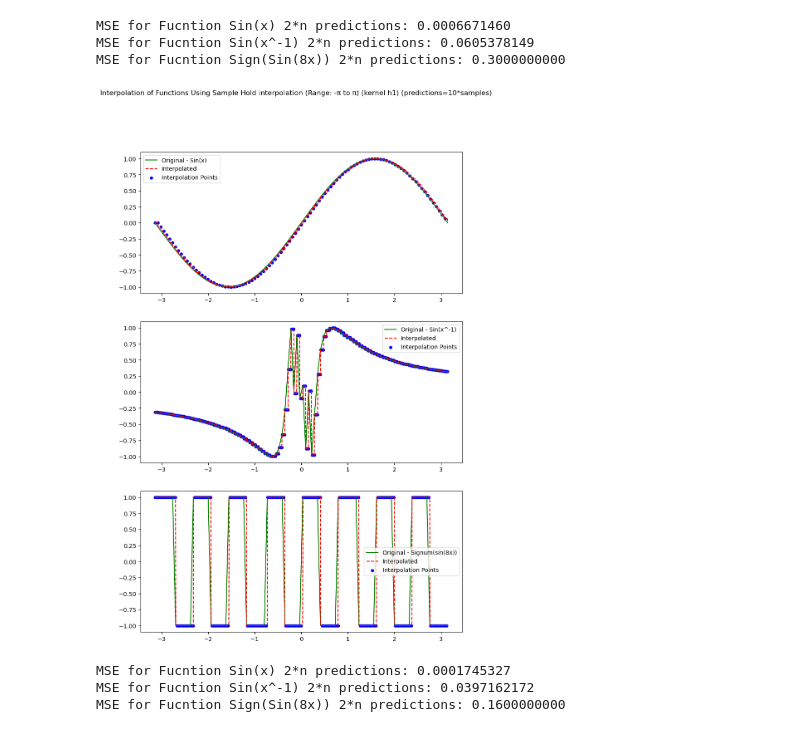
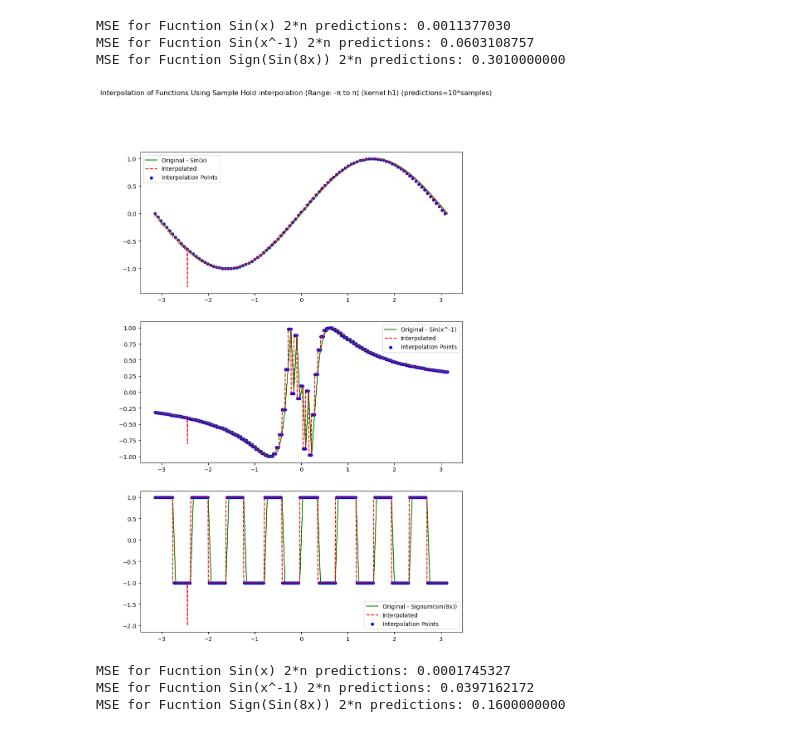
Before and after one commit to hjjakubowski/SIOC_LAB, a Jupyter notebook: Lab 2/function interpolation.ipynb, the cells around one changed output. Cells and saved outputs as stored; diff of their text form; code cells hidden in the pictures.

Commit message:
Kernel w końcu jest kernelem

```diff
--- a/Lab 2/function interpolation.ipynb
+++ b/Lab 2/function interpolation.ipynb
@@ -22,11 +23,28 @@ x = np.linspace(-np.pi, np.pi, n_samples)
 y_simple_sin=simple_sin(x)
 y_inverted_sin=inverterd_sin(x)
 y_signum=singum(x)
-# %%
-def sample_hold_kernel(x,y,xp):
-    idx=np.searchsorted(x,xp,side='right')-1
-    idx=np.clip(idx,0,len(y)-1)
-    return y[idx]
+# %%
+def sample_hold_kernel(x: NDArray, x0: float, w: float) -> NDArray:
+    return np.where((x >= x0) & (x < x0 + w), 1, 0)
+
+def nearest_neighbour_kernel(x: NDArray, x0: float, w: float) -> NDArray:
+    half_width = w / 2
+    return np.where((x >= x0 - half_width) & (x < x0 + half_width), 1, 0)
+
+def linear_kernel(x: NDArray, x0: float, w: float) -> NDArray:
+    normalized_x = (x - x0) / w
+    return np.where(np.abs(normalized_x) < 1, 1 - np.abs(normalized_x), 0)
+# %%
+def interpolate(x: NDArray, y: NDArray, xp: NDArray, kernel_func: callable) -> NDArray:
+
+    interpolated_values = np.zeros_like(xp, dtype=float)
+    width = np.mean(np.diff(x))
+
+    for i, x_point in enumerate(xp):
+        kernel_values = kernel_func(x, x_point, width)
+        interpolated_values[i] = np.sum(y * kernel_values)
+
+    return interpolated_values
 # %%
 x_n2_interp = np.linspace(-np.pi, np.pi, n2_predictions)
 
@@ -106,38 +124,38 @@ MSE for Fucntion Sign(Sin(8x)) 2*n predictions: 0.3000000000
 # %%
 x_n10_interp = np.linspace(-np.pi, np.pi, n10_predictions)
 
-y_simple_sin_interp = sample_hold_kernel(x, y_simple_sin, x_n10_interp)
-y_inverted_sin_interp = sample_hold_kernel(x, y_inverted_sin, x_n10_interp)
-y_signum_interp = sample_hold_kernel(x, y_signum, x_n10_interp)
+y_simple_sin_interp = interpolate(x, y_simple_sin, x_n10_interp,sample_hold_kernel)
+y_inverted_sin_interp = interpolate(x, y_inverted_sin, x_n10_interp,sample_hold_kernel)
+y_signum_interp = interpolate(x, y_signum, x_n10_interp,sample_hold_kernel)
 
 y_simple_sin_true=simple_sin(x_n10_interp)
 y_inverted_sin_true=inverterd_sin(x_n10_interp)
 y_signum_true=singum(x_n10_interp)
 
 fig, axs=plt.subplots(3,1, figsize=(10,15))
 
 fig.suptitle("Interpolation of Functions Using Sample Hold interpolation (Range: -π to π) (kernel h1) (predictions=10*samples)")
 
 axs[0].plot(x, y_simple_sin, label='Original - Sin(x)', color = 'green')
 axs[0].plot(x_n10_interp, y_simple_sin_interp, '--', label='Interpolated', color='red')
 axs[0].scatter(x_n10_interp[::10], y_simple_sin_interp[::10], color='blue', label='Interpolation Points', s=20)
 axs[0].legend()
 
 axs[1].plot(x, y_inverted_sin, label='Original - Sin(x^-1)',color='green')
 axs[1].plot(x_n10_interp, y_inverted_sin_interp, '--', label='Interpolated', color='red')
 axs[1].scatter(x_n10_interp[::2], y_inverted_sin_interp[::2] ,color='blue', label='Interpolation Points', s=20)
 axs[1].legend()
 
 axs[2].plot(x, y_signum, label='Original - Signum(sin(8x))',color='green')
 axs[2].plot(x_n10_interp, y_signum_interp, '--', label='Interpolated', color='red')
 axs[2].scatter(x_n10_interp[::5], y_signum_interp[::5], color='blue', label='Interpolation Points', s=20)
 axs[2].legend()
 
 print(f"MSE for Fucntion Sin(x) 2*n predictions: {metrics.mean_squared_error(y_pred=y_simple_sin_interp, y_true=y_simple_sin_true):.10f}")
 print(f"MSE for Fucntion Sin(x^-1) 2*n predictions: {metrics.mean_squared_error(y_pred=y_inverted_sin_interp, y_true=y_inverted_sin_true):.10f}")
 print(f"MSE for Fucntion Sign(Sin(8x)) 2*n predictions: {metrics.mean_squared_error(y_pred=y_signum_interp, y_true=y_signum_true):.10f}")
 # %% [output]
-MSE for Fucntion Sin(x) 2*n predictions: 0.0006671460
-MSE for Fucntion Sin(x^-1) 2*n predictions: 0.0605378149
-MSE for Fucntion Sign(Sin(8x)) 2*n predictions: 0.3000000000
+MSE for Fucntion Sin(x) 2*n predictions: 0.0011377030
+MSE for Fucntion Sin(x^-1) 2*n predictions: 0.0603108757
+MSE for Fucntion Sign(Sin(8x)) 2*n predictions: 0.3010000000
-[figure, old version]
+[figure, new version]
```
Also changed, not shown: parts of 11 cells of this notebook.
